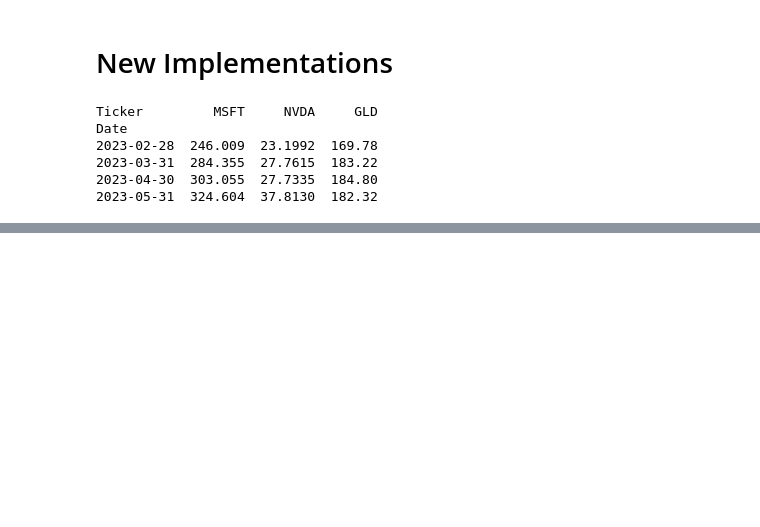
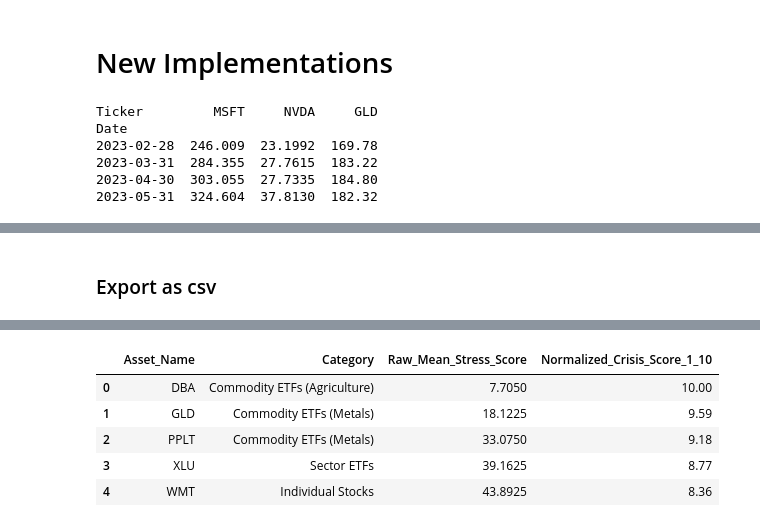
Before and after one commit to loganmcdavid11/Modern-Store-Of-Value, a Jupyter notebook: notebooks/Connor.ipynb, the cells around one changed output, grey strips where cells are left out. Drawn from its saved outputs; the diff is of its cells as text; code cells hidden in the pictures; blank space fills up the shorter version.

```diff
--- a/notebooks/Connor.ipynb
+++ b/notebooks/Connor.ipynb
@@ -430,3 +435,28 @@ summary_df
 | 20 | HD | Individual Stocks | 190.9950 | 93.830 | 4 | True | 1.82 |
 | 21 | AMD | Individual Stocks | 224.0150 | 44.535 | 4 | True | 1.41 |
 | 22 | TSLA | Individual Stocks | 257.3075 | 156.005 | 4 | True | 1.00 |
+# %% [markdown]
+### Export as csv
+# %%
+# ── Export Normalized Crisis Stress Metrics ───────────────────────────────
+# Select the requested columns from the dataframe your function just returned
+export_crisis_df = summary_df[['Ticker', 'Category', 'Mean_Stress', 'Score_1_10']].copy()
+
+# Rename columns to make the CSV extremely clear for the team
+export_crisis_df = export_crisis_df.rename(columns={
+    'Ticker': 'Asset_Name',
+    'Mean_Stress': 'Raw_Mean_Stress_Score',
+    'Score_1_10': 'Normalized_Crisis_Score_1_10'
+})
+
+# Define the save path
+crisis_output_path = "../data/crisis_metrics.csv"
+
+# Export to CSV
+export_crisis_df.to_csv(crisis_output_path, index=False)
+
+print(f"Successfully exported {len(export_crisis_df)} assets to {crisis_output_path}")
+
+# Display the top 5 rows so you can verify it worked
+display(export_crisis_df.head())
+# %% [output]
@@ -432,0 +464,6 @@ summary_df
+|  | Asset_Name | Category | Raw_Mean_Stress_Score | Normalized_Crisis_Score_1_10 |
+| 0 | DBA | Commodity ETFs (Agriculture) | 7.7050 | 10.00 |
+| 1 | GLD | Commodity ETFs (Metals) | 18.1225 | 9.59 |
+| 2 | PPLT | Commodity ETFs (Metals) | 33.0750 | 9.18 |
+| 3 | XLU | Sector ETFs | 39.1625 | 8.77 |
+| 4 | WMT | Individual Stocks | 43.8925 | 8.36 |
```
Also changed, not shown: parts of 3 cells of this notebook.
